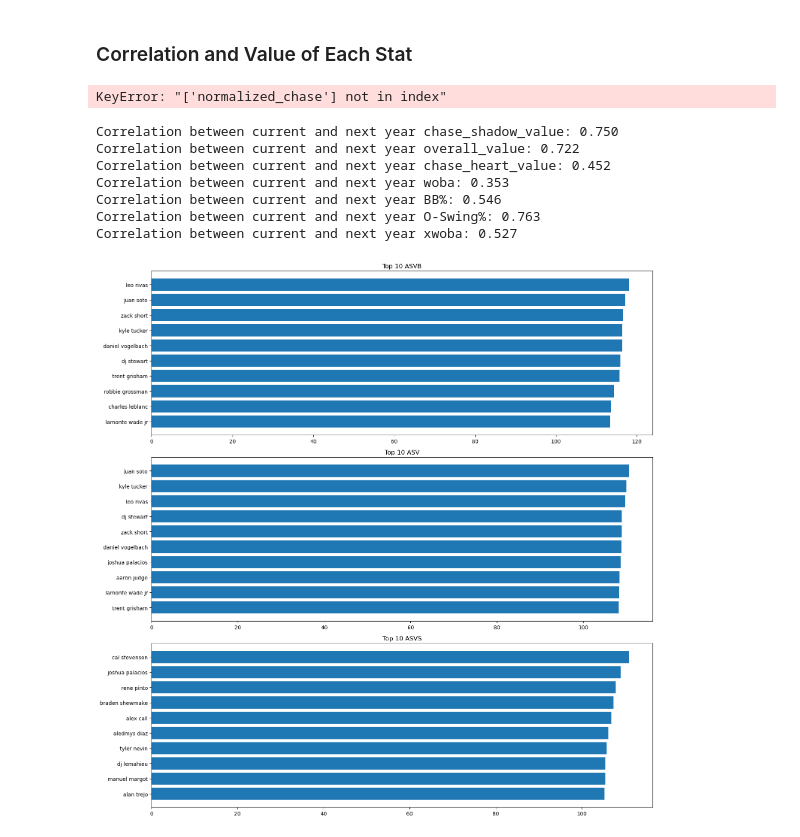
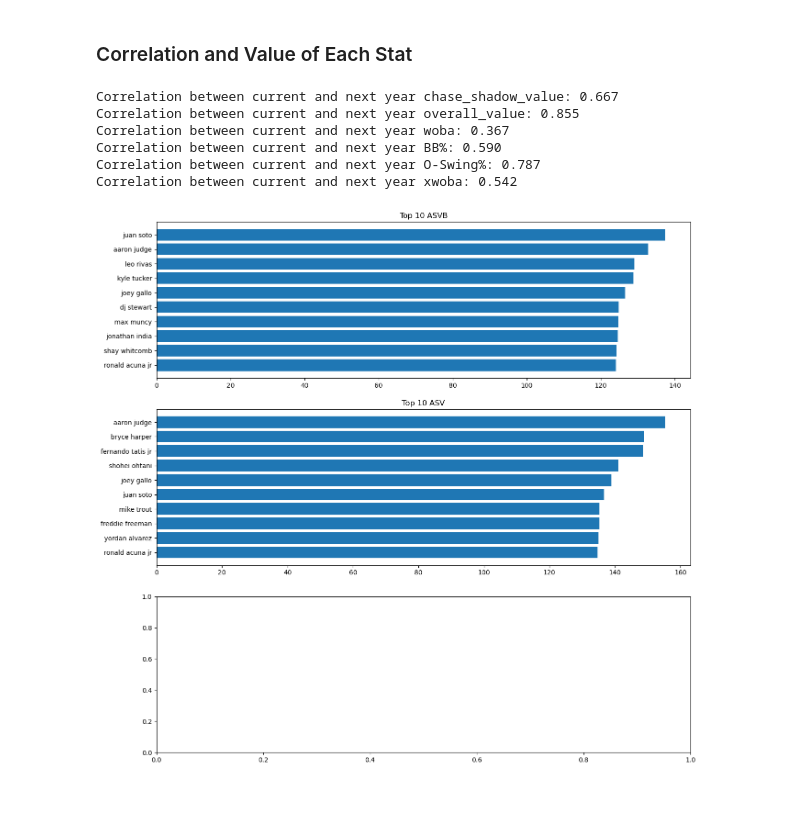
Before and after one commit to daltonlowery26/swing_decisons, a Jupyter notebook: stat_dev/stat_value.ipynb, the cells around one changed output. Cells and saved outputs as stored; diff of their text form; code cells hidden in the pictures; blank space fills up the shorter version.

Commit message:
major updates to both stats. preofrmance is so much better. almost have final form just need to write up new readme

```diff
--- a/stat_dev/stat_value.ipynb
+++ b/stat_dev/stat_value.ipynb
@@ -12,10 +12,11 @@ fg = pd.read_csv('./data/batter_data/data_15_24.csv')
 fg['K-BB%'] = fg['K%'] - fg['BB%']
 # %%
 dfs = swing.merge(fg, how='left', left_on=['batter', 'game_date'], right_on=['Name', 'Season'])
+dfs = dfs[(dfs['Season'] == 2024) | (dfs['Season'] == 2023) | (dfs['Season'] == 2022)]
 # %%
 # Add all other numeric columns except identifiers and duplicates
 exclude_cols = [
-    'Unnamed: 0_x', 'batter', 'game_date', 'Unnamed: 0_y', 'Season', 'Name', 'Team'
+    'Unnamed: 0_x', 'batter', 'Unnamed: 0_y', 'Season', 'Name', 'Team'
 ]
 
 dfs_cor = dfs.drop(columns=exclude_cols)
@@ -26,11 +27,9 @@ numeric_cols = [col for col in dfs.select_dtypes(include=[np.number]).columns if
 corr_matrix = dfs_cor.corr()
 
 
-corr_matrix_stat = corr_matrix[['chase_shadow_value', 'normalized_chase', 'swing_value', 'O-Swing%', 'BB%']]
+corr_matrix_stat = corr_matrix[['chase_shadow_value','overall_value','O-Swing%', 'BB%', 'xwoba']]
-# %% [output]
-KeyError: "['normalized_chase'] not in index"
 # %%
-metrics_to_test = ['chase_shadow_value', 'overall_value', 'chase_heart_value', 'woba', 'BB%', 'O-Swing%', 'xwoba']
+metrics_to_test = ['chase_shadow_value', 'overall_value', 'woba', 'BB%', 'O-Swing%', 'xwoba']
 
 for metric in metrics_to_test:
     player_year = dfs[['batter', 'game_date', metric]].sort_values(['batter', 'game_date'])
@@ -49,40 +48,32 @@ for metric in metrics_to_test:
     corr = player_year[metric].corr(player_year[f'{metric}_next'])
     print(f"Correlation between current and next year {metric}: {corr:.3f}")
 # %% [output]
-Correlation between current and next year chase_shadow_value: 0.750
-Correlation between current and next year overall_value: 0.722
-Correlation between current and next year chase_heart_value: 0.452
-Correlation between current and next year woba: 0.353
-Correlation between current and next year BB%: 0.546
-Correlation between current and next year O-Swing%: 0.763
-Correlation between current and next year xwoba: 0.527
+Correlation between current and next year chase_shadow_value: 0.667
+Correlation between current and next year overall_value: 0.855
+Correlation between current and next year woba: 0.367
+Correlation between current and next year BB%: 0.590
+Correlation between current and next year O-Swing%: 0.787
+Correlation between current and next year xwoba: 0.542
 # %%
 # Filter for 2024 season and create a figure
 dfs_2024 = dfs[dfs['game_date'] == 2024].copy()
 
 # Create subplots for different metrics
 fig, axes = plt.subplots(3, 1, figsize=(15, 15))
 
 # Plot 1: Top 10 ASVB
 top_asvb = dfs_2024.nlargest(10, 'chase_shadow_value')
 axes[0].barh(top_asvb['batter'], top_asvb['chase_shadow_value'])
 axes[0].set_title('Top 10 ASVB')
 axes[0].invert_yaxis()
 
 # Plot 2: Top 10 BB%
 top_bb = dfs_2024.nlargest(10, 'overall_value')
 axes[1].barh(top_bb['batter'], top_bb['overall_value'])
 axes[1].set_title('Top 10 ASV')
 axes[1].invert_yaxis()
-
-# Plot 3: Top 10 wOBA
-top_woba = dfs_2024.nlargest(10, 'chase_heart_value')
-axes[2].barh(top_woba['batter'], top_woba['chase_heart_value'])
-axes[2].set_title('Top 10 ASVS')
-axes[2].invert_yaxis()
-plt.tight_layout()
 # %% [output]
-[figure, old version]
+[figure, new version]
 # %%
 # Create scatter plot of current vs next year chase_shadow_value
 plt.figure(figsize=(10, 8))
```
Also changed, not shown: parts of 5 cells of this notebook, 11 other files.
